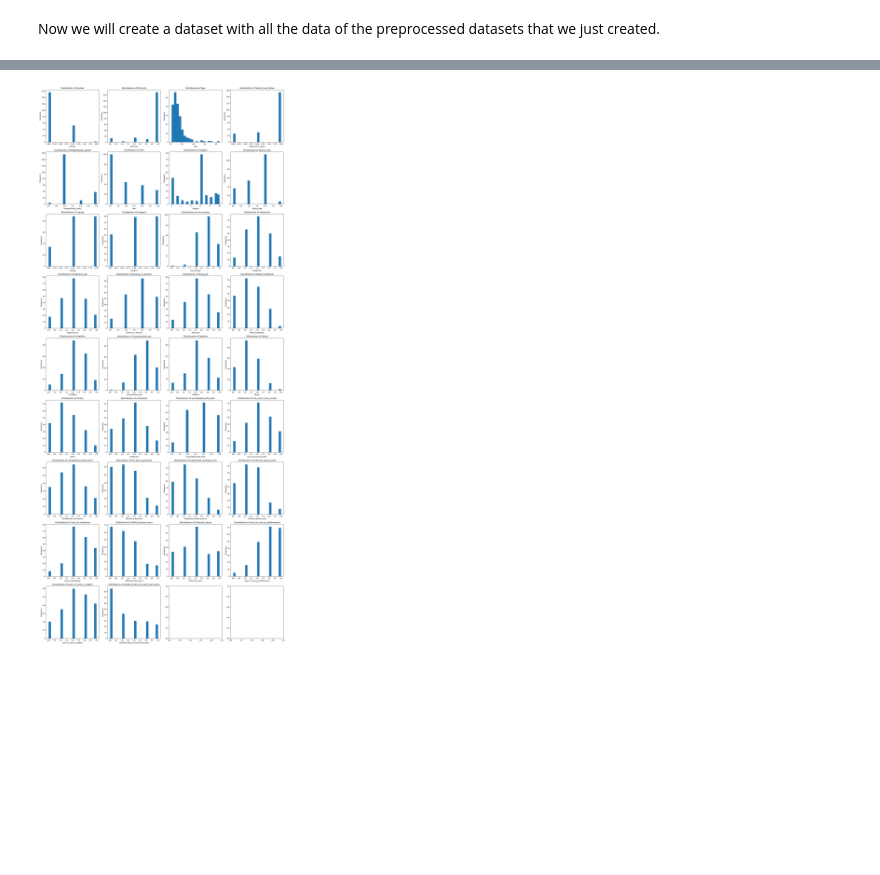
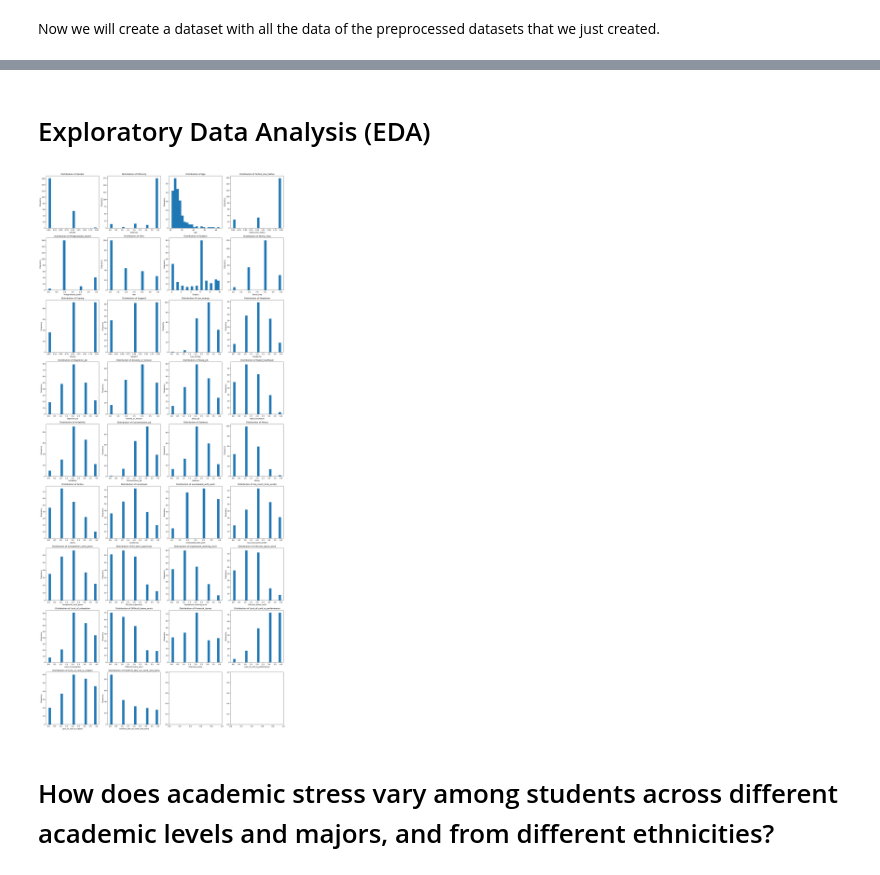
Before and after one commit to loramaillard/Data_Science_Final_project, a Jupyter notebook: project2.ipynb, the cells around one changed output, grey strips where cells are left out. Cells and saved outputs as stored; diff of their text form; code cells hidden in the pictures; blank space fills up the shorter version.

```diff
--- a/project2.ipynb
+++ b/project2.ipynb
@@ -219,0 +262,9 @@ The highest age in the DataFrame is: 1987.0
+# %%
+
+# concatenation
+df = pd.concat([sheet2_df, Q10_df,stressors_df,coping_mech_df ], axis=1)
+# Handle missing values if needed
+#df = df.dropna()  # For simplicity, just drop rows with any missing values
+df = df.reset_index(drop=True)
+
+df
@@ -244,30 +287,33 @@ memory usage: 57.4 KB
-# %%
-import matplotlib.pyplot as plt
-import pandas as pd
-
-# Assuming df is your DataFrame
-
-# Get the number of columns for subplots
-num_cols = len(df.columns)
-nb_row=4
-# Calculate the number of rows and columns for subplots
-num_rows = (num_cols // nb_row) + 1  # You can adjust the number of columns per row
-
-# Create subplots
-fig, axes = plt.subplots(nrows=num_rows, ncols=nb_row, figsize=(20, 5 * num_rows))
-
-# Flatten the axes for easy iteration
-axes = axes.flatten()
-
-# Iterate through each column and plot
-for i, column in enumerate(df.columns):
-    axes[i].hist(df[column], bins=20)
-    axes[i].set_title(f'Distribution of {column}')
-    axes[i].set_xlabel(column)
-    axes[i].set_ylabel('Frequency')
-
-# Adjust layout
-plt.tight_layout()
-plt.show()
-# %% [output]
-[figure, removed]
+# %% [markdown]
+# Exploratory Data Analysis (EDA)
+# %%
+import matplotlib.pyplot as plt
+import pandas as pd
+
+
+# Get the number of columns for subplots
+num_cols = len(df.columns[0:34])
+nb_row=4
+# Calculate the number of rows and columns for subplots
+num_rows = (num_cols // nb_row) + 1  # You can adjust the number of columns per row
+
+# Create subplots
+fig, axes = plt.subplots(nrows=num_rows, ncols=nb_row, figsize=(20, 5 * num_rows))
+
+# Flatten the axes for easy iteration
+axes = axes.flatten()
+
+# Iterate through each column and plot
+for i, column in enumerate(df.columns[0:34]):
+    axes[i].hist(df[column], bins=20)
+    axes[i].set_title(f'Distribution of {column}')
+    axes[i].set_xlabel(column)
+    axes[i].set_ylabel('Frequency')
+
+# Adjust layout
+plt.tight_layout()
+plt.show()
+# %% [output]
+[figure, added]
+# %% [markdown]
+# How does academic stress vary among students across different academic levels  and majors, and from different ethnicities?
```
Also changed, not shown: parts of 42 cells of this notebook, 1 other file.
